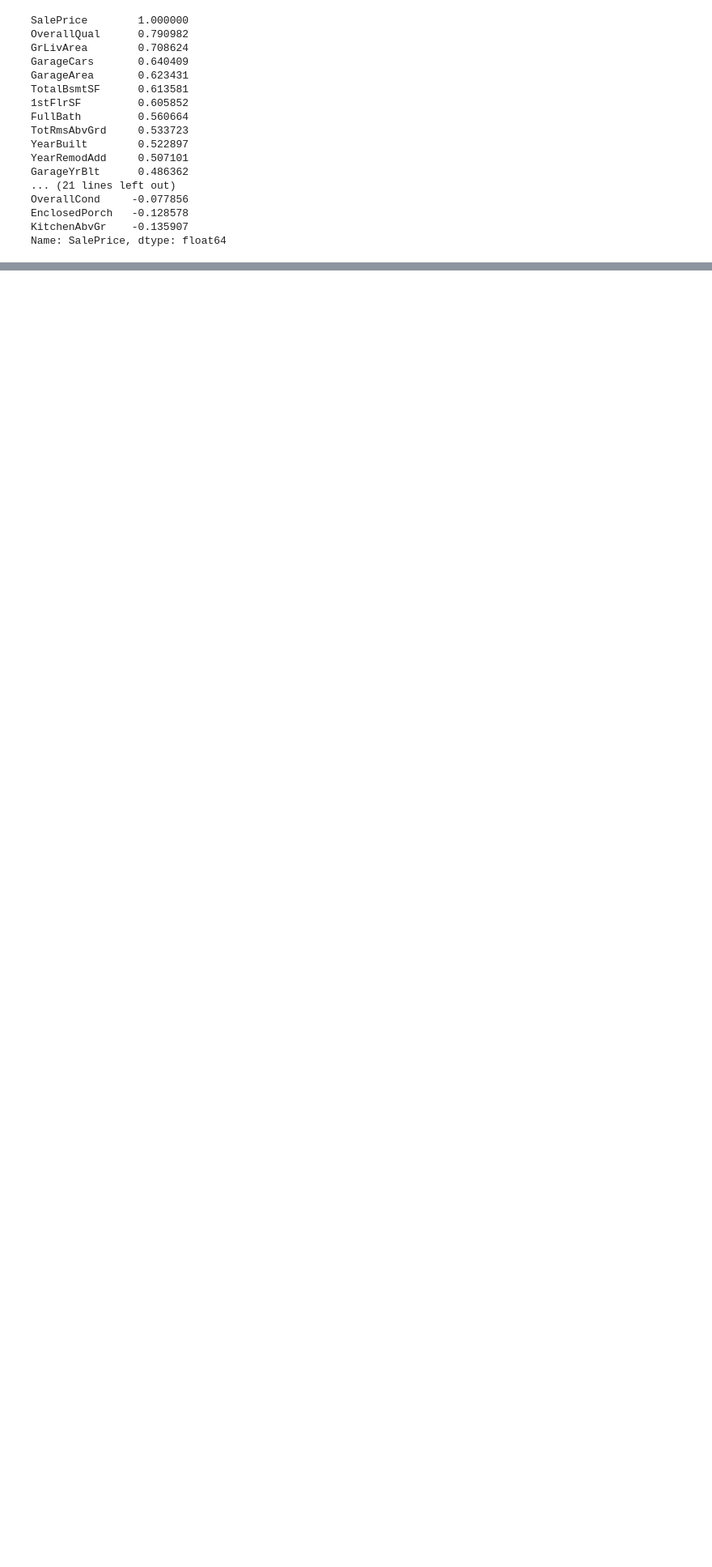
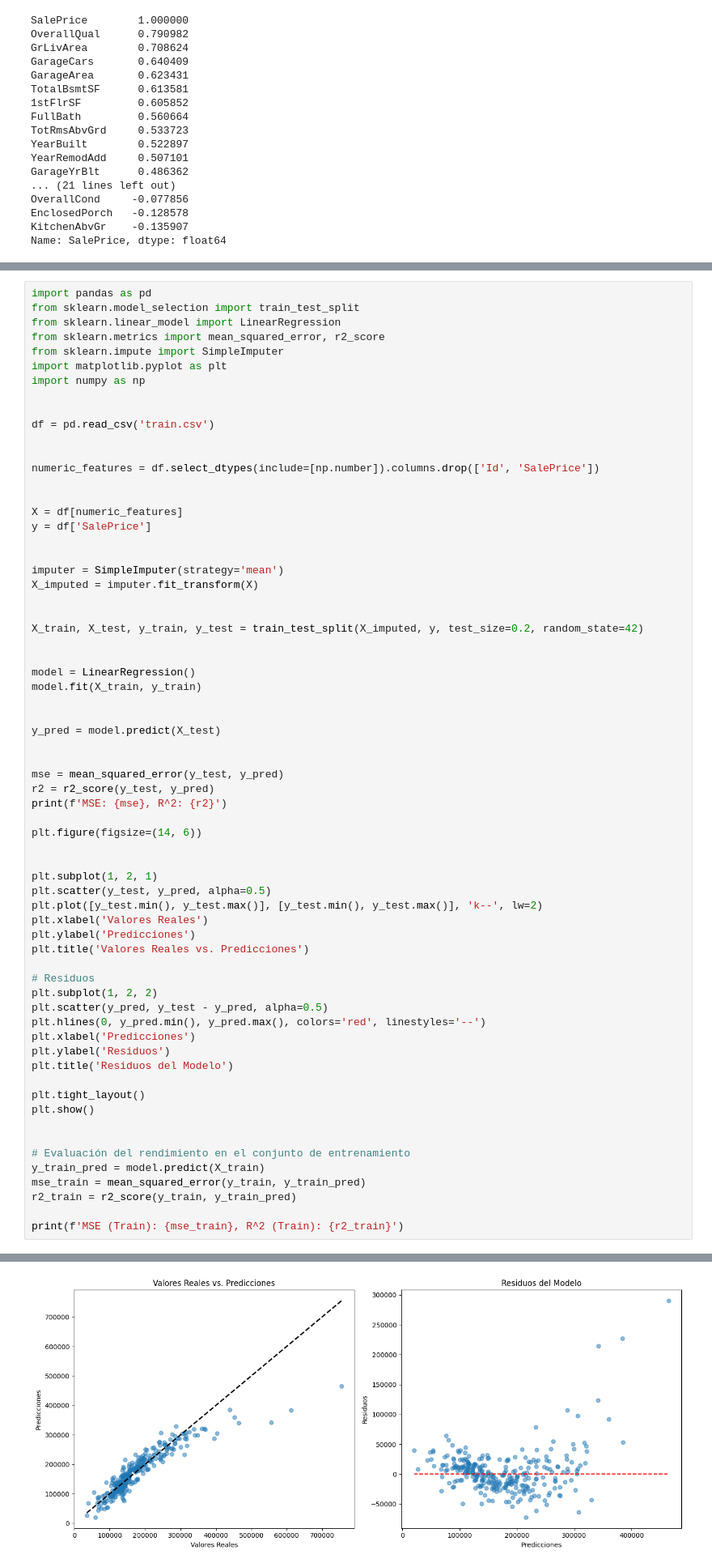
Before and after one commit to AGM54/Hoja5, a Jupyter notebook: Model (1).ipynb, the cells around one changed output, grey strips where cells are left out. Shown at 81% size. Saved outputs shown, nothing was run; the diff lists cells and outputs as text; blank space fills up the shorter version.

```diff
--- a/Model (1).ipynb
+++ b/Model (1).ipynb
@@ -133,0 +162,67 @@ TypeError: OneHotEncoder.__init__() got an unexpected keyword argument 'sparse'
+# %%
+import pandas as pd
+from sklearn.model_selection import train_test_split
+from sklearn.linear_model import LinearRegression
+from sklearn.metrics import mean_squared_error, r2_score
+from sklearn.impute import SimpleImputer
+import matplotlib.pyplot as plt
+import numpy as np
+
+
+df = pd.read_csv('train.csv')
+
+
+numeric_features = df.select_dtypes(include=[np.number]).columns.drop(['Id', 'SalePrice'])
+
+
+X = df[numeric_features]
+y = df['SalePrice']
+
+
+imputer = SimpleImputer(strategy='mean')
+X_imputed = imputer.fit_transform(X)
+
+
+X_train, X_test, y_train, y_test = train_test_split(X_imputed, y, test_size=0.2, random_state=42)
+
+
+model = LinearRegression()
+model.fit(X_train, y_train)
+
+
+y_pred = model.predict(X_test)
+
+
+mse = mean_squared_error(y_test, y_pred)
+r2 = r2_score(y_test, y_pred)
+print(f'MSE: {mse}, R^2: {r2}')
+
+plt.figure(figsize=(14, 6))
+
+
+plt.subplot(1, 2, 1)
+plt.scatter(y_test, y_pred, alpha=0.5)
+plt.plot([y_test.min(), y_test.max()], [y_test.min(), y_test.max()], 'k--', lw=2)
+plt.xlabel('Valores Reales')
+plt.ylabel('Predicciones')
+plt.title('Valores Reales vs. Predicciones')
+
+# Residuos
+plt.subplot(1, 2, 2)
+plt.scatter(y_pred, y_test - y_pred, alpha=0.5)
+plt.hlines(0, y_pred.min(), y_pred.max(), colors='red', linestyles='--')
+plt.xlabel('Predicciones')
+plt.ylabel('Residuos')
+plt.title('Residuos del Modelo')
+
+plt.tight_layout()
+plt.show()
+
+
+# Evaluación del rendimiento en el conjunto de entrenamiento
+y_train_pred = model.predict(X_train)
+mse_train = mean_squared_error(y_train, y_train_pred)
+r2_train = r2_score(y_train, y_train_pred)
+
+print(f'MSE (Train): {mse_train}, R^2 (Train): {r2_train}')
+# %% [output]
@@ -133,0 +230 @@ TypeError: OneHotEncoder.__init__() got an unexpected keyword argument 'sparse'
+[figure, added]
```
Also changed, not shown: parts of 55 cells of this notebook.
